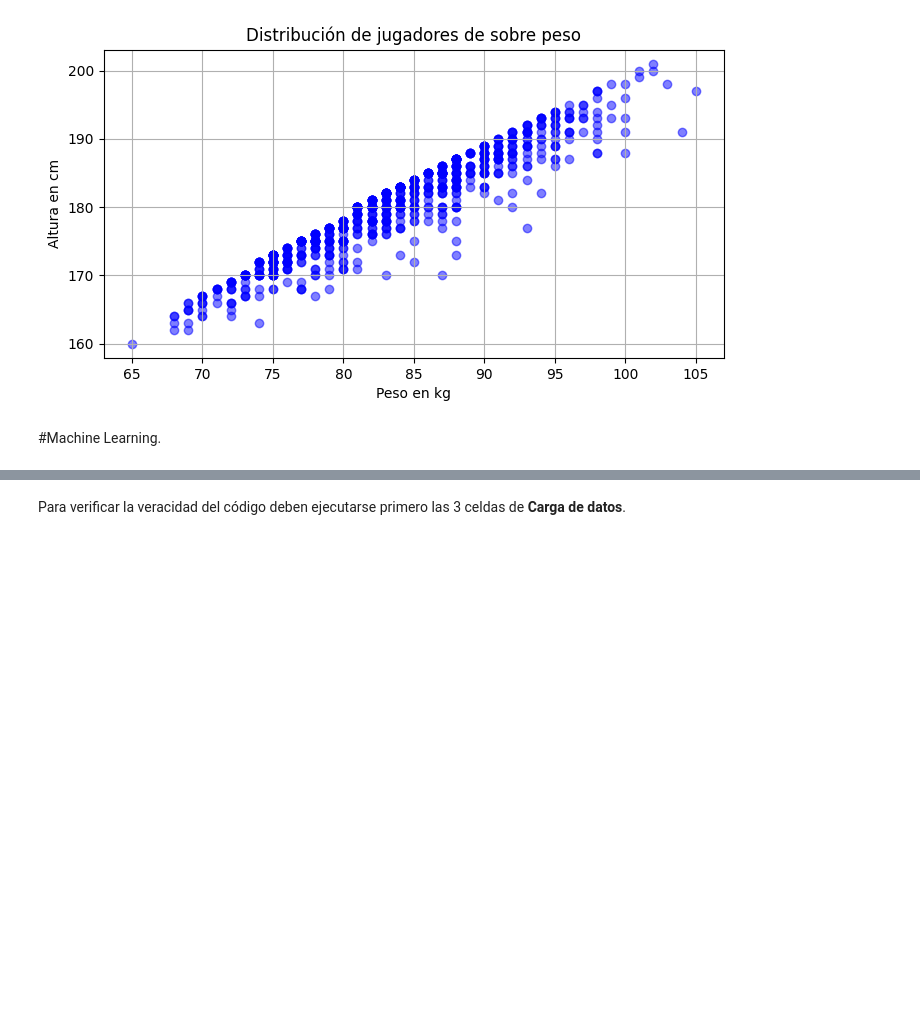
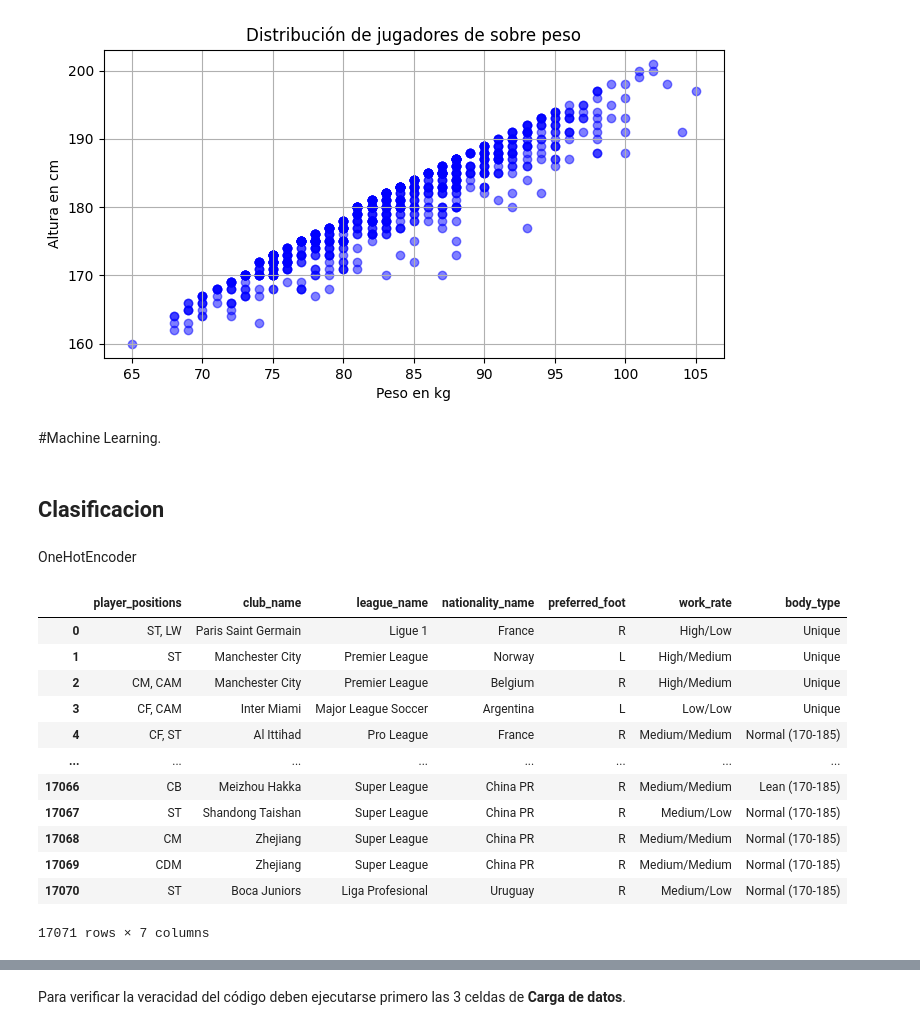
Before and after one commit to MatiasKige/Data-Science-FIFA, a Jupyter notebook: Clase 47 Proyecto FIFA.ipynb, the cells around one changed output, grey strips where cells are left out. Cells and saved outputs as stored; diff of their text form; code cells hidden in the pictures; blank space fills up the shorter version.

```diff
--- a/Clase 47 Proyecto FIFA.ipynb
+++ b/Clase 47 Proyecto FIFA.ipynb
@@ -2253,3 +2253,24 @@ plt.show()
 [figure]
 # %% [markdown]
 #Machine Learning.
+# %% [markdown]
+## Clasificacion
+# %% [markdown]
+OneHotEncoder
+# %%
+df_clas = df_24[["player_positions","club_name","league_name","nationality_name","preferred_foot","work_rate","body_type"]]
+df_clas
+# %% [output]
+|  | player_positions | club_name | league_name | nationality_name | preferred_foot | work_rate | body_type |
+| 0 | ST, LW | Paris Saint Germain | Ligue 1 | France | R | High/Low | Unique |
+| 1 | ST | Manchester City | Premier League | Norway | L | High/Medium | Unique |
+| 2 | CM, CAM | Manchester City | Premier League | Belgium | R | High/Medium | Unique |
+| 3 | CF, CAM | Inter Miami | Major League Soccer | Argentina | L | Low/Low | Unique |
+| 4 | CF, ST | Al Ittihad | Pro League | France | R | Medium/Medium | Normal (170-185) |
+| ... | ... | ... | ... | ... | ... | ... | ... |
+| 17066 | CB | Meizhou Hakka | Super League | China PR | R | Medium/Medium | Lean (170-185) |
+| 17067 | ST | Shandong Taishan | Super League | China PR | R | Medium/Low | Normal (170-185) |
+| 17068 | CM | Zhejiang | Super League | China PR | R | Medium/Medium | Normal (170-185) |
+| 17069 | CDM | Zhejiang | Super League | China PR | R | Medium/Medium | Normal (170-185) |
+| 17070 | ST | Boca Juniors | Liga Profesional | Uruguay | R | Medium/Low | Normal (170-185) |
+17071 rows × 7 columns
```
Also changed, not shown: parts of 15 cells of this notebook.
